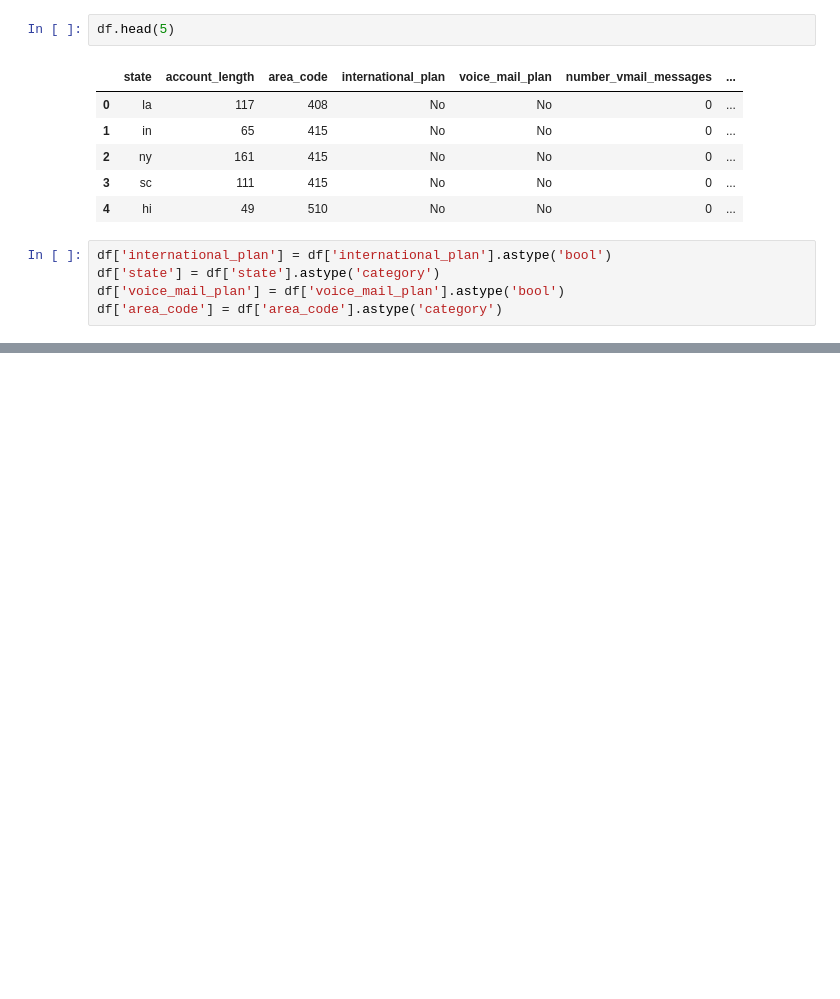
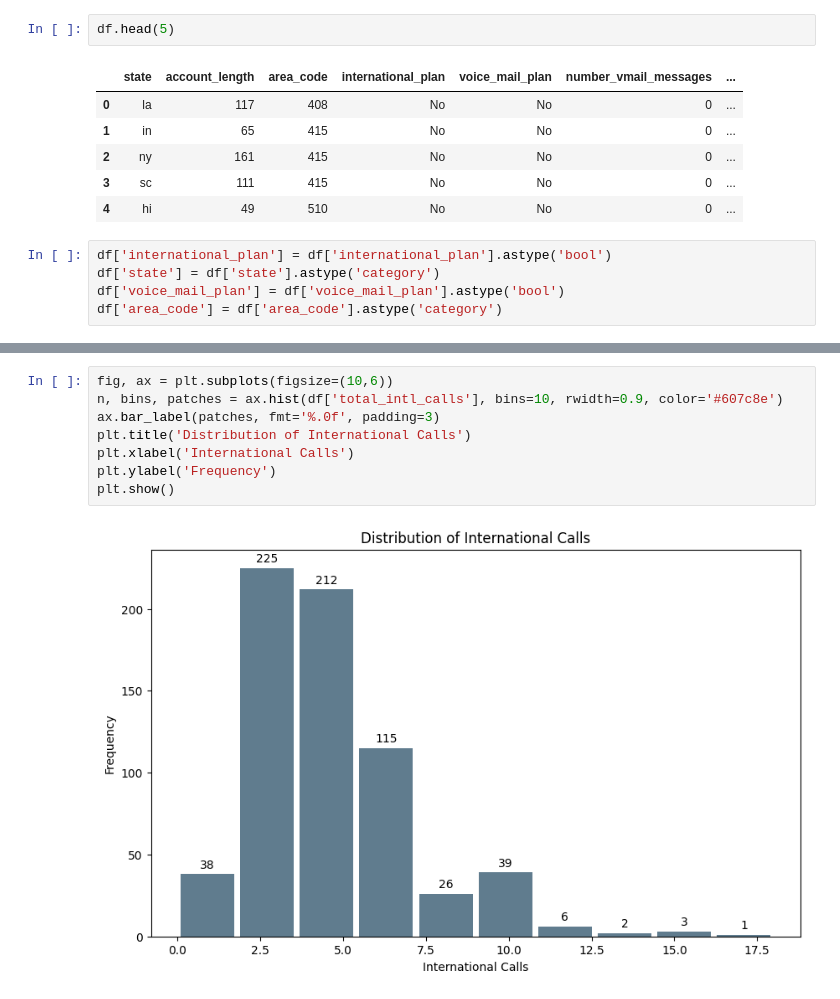
Before and after one commit to Dostonbek9830/codveda_intern_with_dostonbek, a Jupyter notebook: notebooks/task_1_data_cleaning.ipynb, the cells around one changed output, grey strips where cells are left out. Cells and saved outputs as stored; diff of their text form; blank space fills up the shorter version.

```diff
--- a/notebooks/task_1_data_cleaning.ipynb
+++ b/notebooks/task_1_data_cleaning.ipynb
@@ -78,0 +89,10 @@ plt.show()
+# %%
+fig, ax = plt.subplots(figsize=(10,6))
+n, bins, patches = ax.hist(df['total_intl_calls'], bins=10, rwidth=0.9, color='#607c8e')
+ax.bar_label(patches, fmt='%.0f', padding=3)
+plt.title('Distribution of International Calls')
+plt.xlabel('International Calls')
+plt.ylabel('Frequency')
+plt.show()
+# %% [output]
+[figure, added]
```
Also changed, not shown: parts of 4 cells of this notebook, 2 other files.
